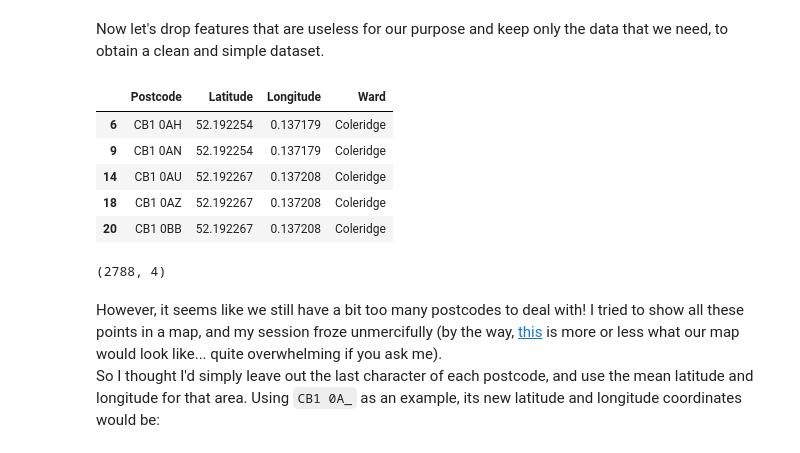
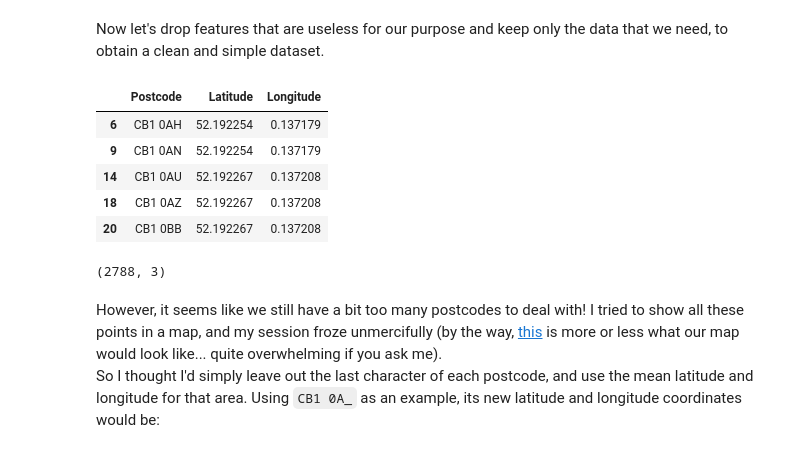
Before and after one commit to robertopreste/Coursera_Capstone, a Jupyter notebook: Final_Project/Capstone_Final_Project.ipynb, the cells around one changed output. Cells and saved outputs as stored; diff of their text form; code cells hidden in the pictures.

```diff
--- a/Final_Project/Capstone_Final_Project.ipynb
+++ b/Final_Project/Capstone_Final_Project.ipynb
@@ -52,5 +46,5 @@ data/cambridge_post 100%[===================>]   1.22M  3.78MB/s    in 0.3s
 # %%
-cam_codes = pd.read_csv("data/cambridge_postcodes.csv")
+cam_codes = pd.read_csv("../data/cambridge_postcodes.csv")
 cam_codes.head()
 # %% [output]
 |  | Postcode | In Use? | Latitude | Longitude | Easting | Northing | Grid Ref | Ward | Parish | Introduced | ... |
@@ -81,19 +75,19 @@ cam_codes[~cam_codes["Postcode"].str.startswith("CB1") &
 # %% [markdown]
 Now let's drop features that are useless for our purpose and keep only the data that we need, to obtain a clean and simple dataset.
 # %%
-cam_codes = cam_codes[["Postcode", "Latitude", "Longitude", "Ward"]]
+cam_codes = cam_codes[["Postcode", "Latitude", "Longitude"]]
 cam_codes.head()
 # %% [output]
-|  | Postcode | Latitude | Longitude | Ward |
-| 6 | CB1 0AH | 52.192254 | 0.137179 | Coleridge |
-| 9 | CB1 0AN | 52.192254 | 0.137179 | Coleridge |
-| 14 | CB1 0AU | 52.192267 | 0.137208 | Coleridge |
-| 18 | CB1 0AZ | 52.192267 | 0.137208 | Coleridge |
-| 20 | CB1 0BB | 52.192267 | 0.137208 | Coleridge |
+|  | Postcode | Latitude | Longitude |
+| 6 | CB1 0AH | 52.192254 | 0.137179 |
+| 9 | CB1 0AN | 52.192254 | 0.137179 |
+| 14 | CB1 0AU | 52.192267 | 0.137208 |
+| 18 | CB1 0AZ | 52.192267 | 0.137208 |
+| 20 | CB1 0BB | 52.192267 | 0.137208 |
 # %%
 cam_codes.shape
 # %% [output]
-(2788, 4)
+(2788, 3)
 # %% [markdown]
 However, it seems like we still have a bit too many postcodes to deal with! I tried to show all these points in a map, and my session froze unmercifully (by the way, [this](https://checkmypostcode.uk/cambridgeshire/cambridge#.XQZbnFXVL4a) is more or less what our map would look like... quite overwhelming if you ask me).
 So I thought I'd simply leave out the last character of each postcode, and use the mean latitude and longitude for that area. Using `CB1 0A_` as an example, its new latitude and longitude coordinates would be:
```
Also changed, not shown: parts of 8 cells of this notebook.
